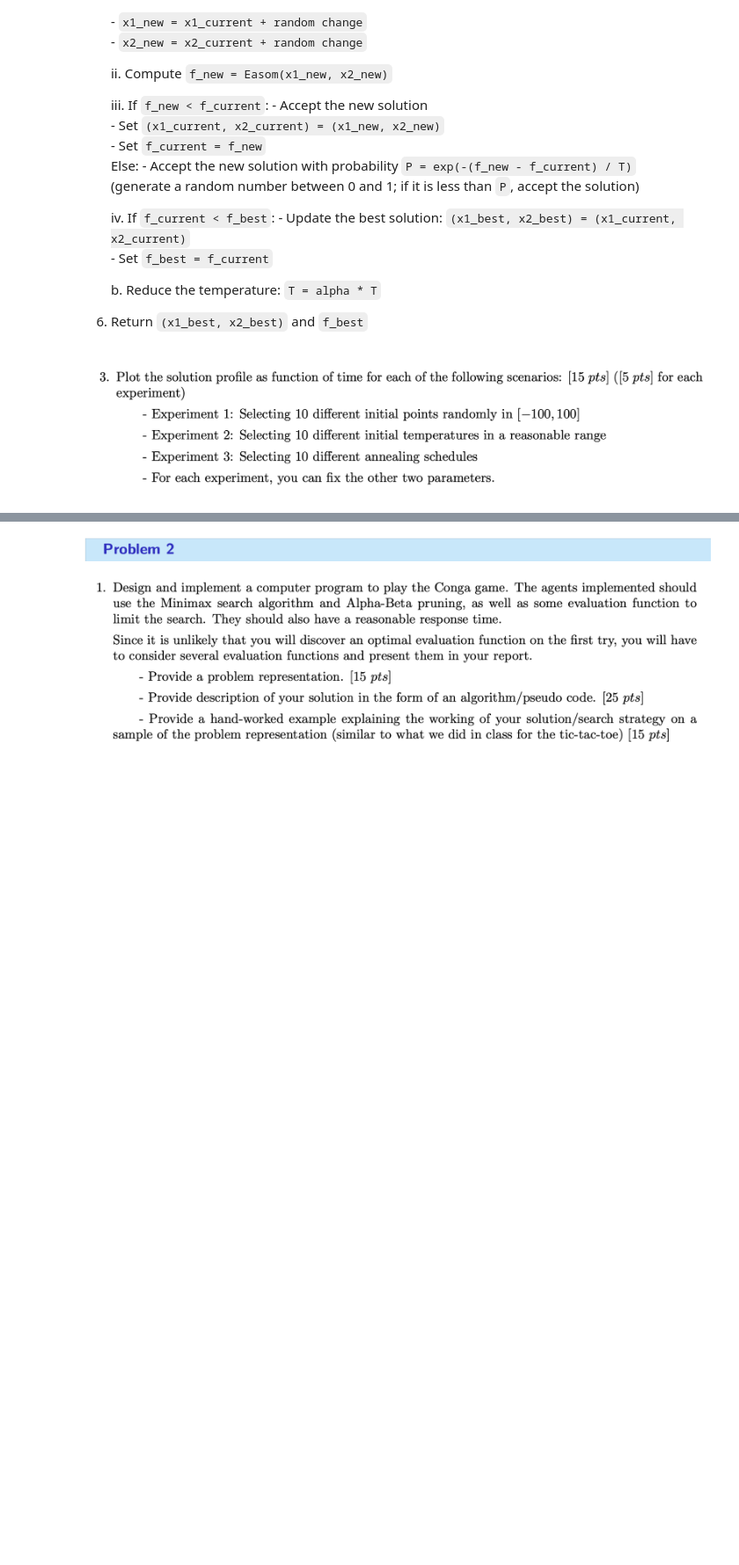
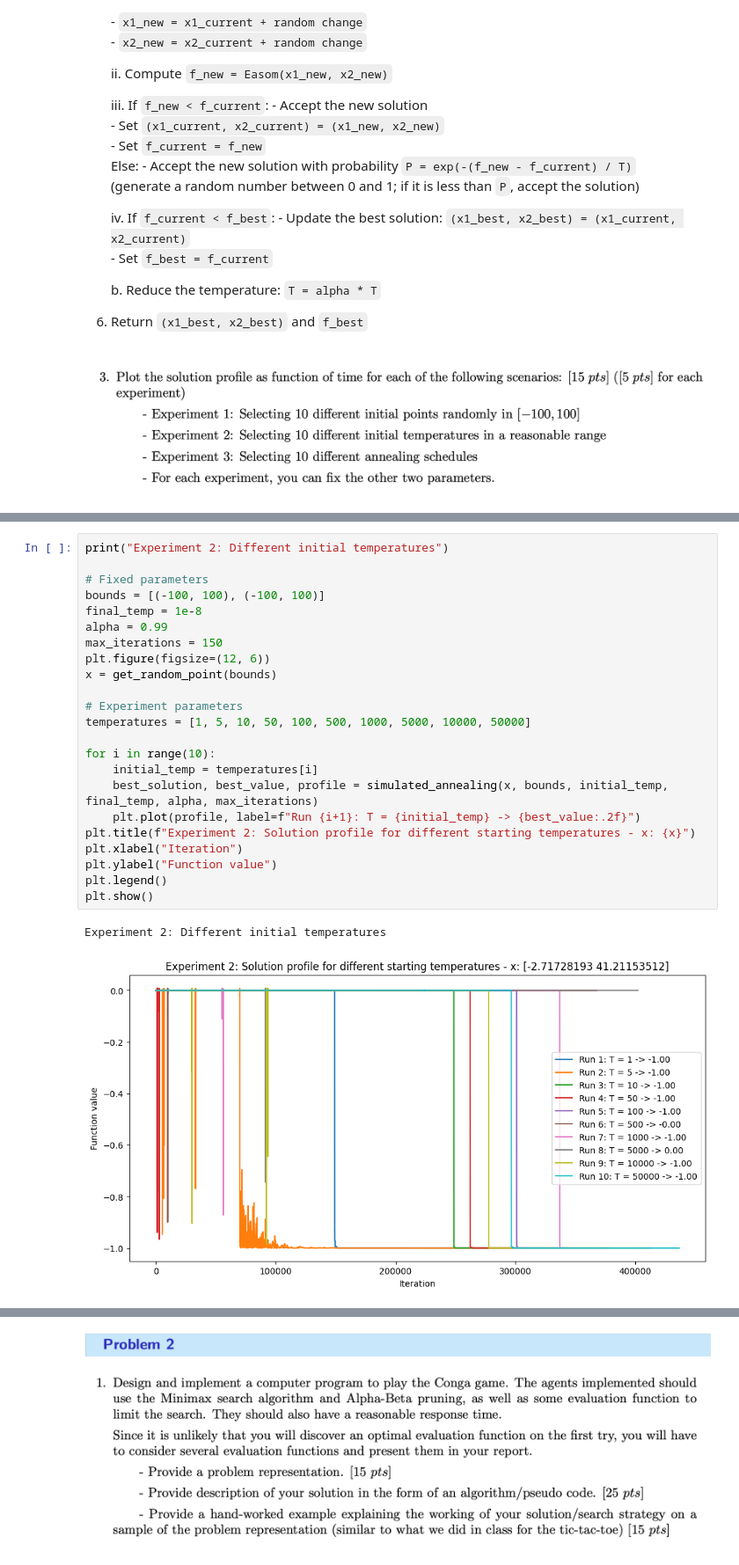
Before and after one commit to loganhartford/ece457a_a2, a Jupyter notebook: src/assignment2.ipynb, the cells around one changed output, grey strips where cells are left out. Shown at 88% size. Drawn from its saved outputs; the diff is of its cells as text; blank space fills up the shorter version.

```diff
--- a/src/assignment2.ipynb
+++ b/src/assignment2.ipynb
@@ -275,0 +196,26 @@ Iteration 0, Best solution: 0.0
+# %%
+print("Experiment 2: Different initial temperatures")
+
+# Fixed parameters
+bounds = [(-100, 100), (-100, 100)]
+final_temp = 1e-8
+alpha = 0.99
+max_iterations = 150
+plt.figure(figsize=(12, 6))
+x = get_random_point(bounds)
+
+# Experiment parameters
+temperatures = [1, 5, 10, 50, 100, 500, 1000, 5000, 10000, 50000]
+
+for i in range(10):
+    initial_temp = temperatures[i]
+    best_solution, best_value, profile = simulated_annealing(x, bounds, initial_temp, final_temp, alpha, max_iterations)
+    plt.plot(profile, label=f"Run {i+1}: T = {initial_temp} -> {best_value:.2f}")
+plt.title(f"Experiment 2: Solution profile for different starting temperatures - x: {x}")
+plt.xlabel("Iteration")
+plt.ylabel("Function value")
+plt.legend()
+plt.show()
+# %% [output]
+Experiment 2: Different initial temperatures
+[figure, added]
```
Also changed, not shown: parts of 61 cells of this notebook, 1 other file.
